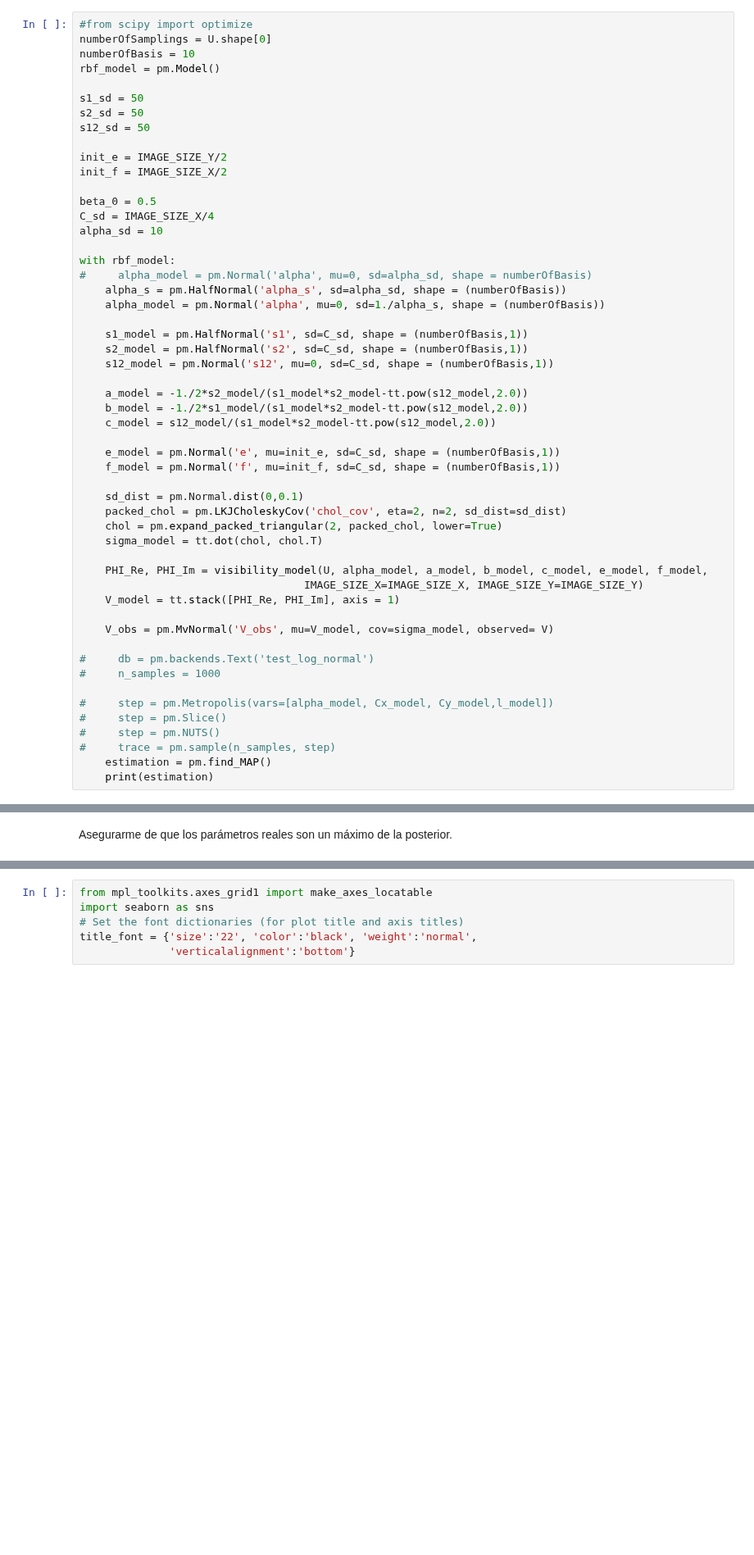
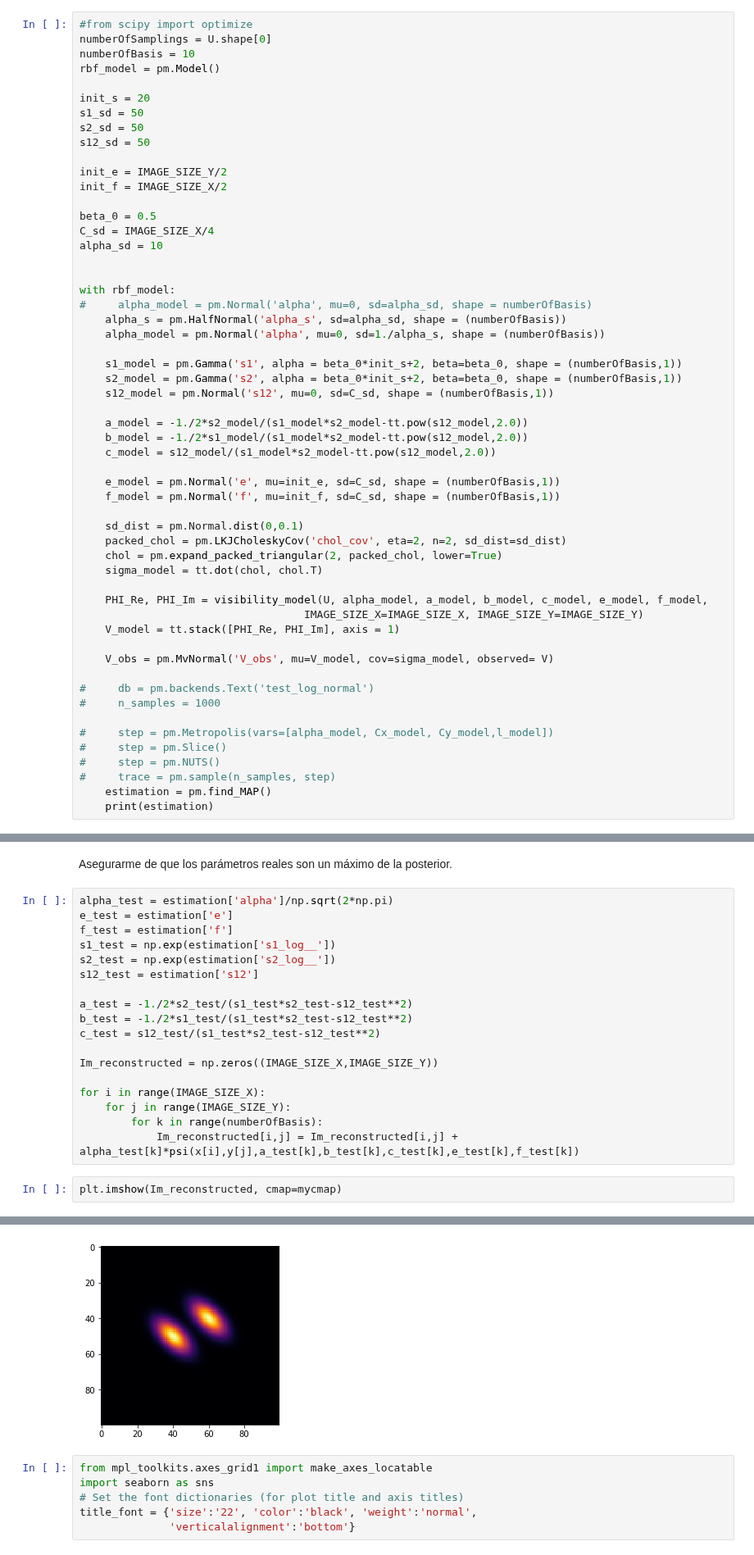
Before and after one commit to lerkoah/BayesianInterferometryIDS, a Jupyter notebook: src/anisotripic-model.ipynb, the cells around one changed output, grey strips where cells are left out. Shown at 82% size. Saved outputs shown, nothing was run; the diff lists cells and outputs as text; blank space fills up the shorter version.

Commit message:
Anisotropic model fixed

```diff
--- a/src/anisotripic-model.ipynb
+++ b/src/anisotripic-model.ipynb
@@ -266,6 +268,7 @@ numberOfSamplings = U.shape[0]
 numberOfBasis = 10
 rbf_model = pm.Model()
 
+init_s = 20
 s1_sd = 50
 s2_sd = 50
 s12_sd = 50
@@ -277,13 +280,14 @@ beta_0 = 0.5
 C_sd = IMAGE_SIZE_X/4
 alpha_sd = 10
 
+
 with rbf_model:
 #     alpha_model = pm.Normal('alpha', mu=0, sd=alpha_sd, shape = numberOfBasis)
     alpha_s = pm.HalfNormal('alpha_s', sd=alpha_sd, shape = (numberOfBasis))
     alpha_model = pm.Normal('alpha', mu=0, sd=1./alpha_s, shape = (numberOfBasis))
 
-    s1_model = pm.HalfNormal('s1', sd=C_sd, shape = (numberOfBasis,1))
-    s2_model = pm.HalfNormal('s2', sd=C_sd, shape = (numberOfBasis,1))
+    s1_model = pm.Gamma('s1', alpha = beta_0*init_s+2, beta=beta_0, shape = (numberOfBasis,1))
+    s2_model = pm.Gamma('s2', alpha = beta_0*init_s+2, beta=beta_0, shape = (numberOfBasis,1))
     s12_model = pm.Normal('s12', mu=0, sd=C_sd, shape = (numberOfBasis,1))
 
     a_model = -1./2*s2_model/(s1_model*s2_model-tt.pow(s12_model,2.0))
@@ -334,2 +338,23 @@ Optimization terminated successfully.
 # %% [markdown]
 Asegurarme de que los parámetros reales son un máximo de la posterior.
+# %%
+alpha_test = estimation['alpha']/np.sqrt(2*np.pi)
+e_test = estimation['e']
+f_test = estimation['f']
+s1_test = np.exp(estimation['s1_log__'])
+s2_test = np.exp(estimation['s2_log__'])
+s12_test = estimation['s12']
+
+a_test = -1./2*s2_test/(s1_test*s2_test-s12_test**2)
+b_test = -1./2*s1_test/(s1_test*s2_test-s12_test**2)
+c_test = s12_test/(s1_test*s2_test-s12_test**2)
+
+Im_reconstructed = np.zeros((IMAGE_SIZE_X,IMAGE_SIZE_Y))
+
+for i in range(IMAGE_SIZE_X):
+    for j in range(IMAGE_SIZE_Y):
+        for k in range(numberOfBasis):
+            Im_reconstructed[i,j] = Im_reconstructed[i,j] + alpha_test[k]*psi(x[i],y[j],a_test[k],b_test[k],c_test[k],e_test[k],f_test[k])
+# %%
+plt.imshow(Im_reconstructed, cmap=mycmap)
+# %% [output]
@@ -336,3 +362,4 @@ Asegurarme de que los parámetros reales son un máximo de la posterior.
+[figure, added]
 # %%
 from mpl_toolkits.axes_grid1 import make_axes_locatable
 import seaborn as sns
```
Also changed, not shown: parts of 10 cells of this notebook.
